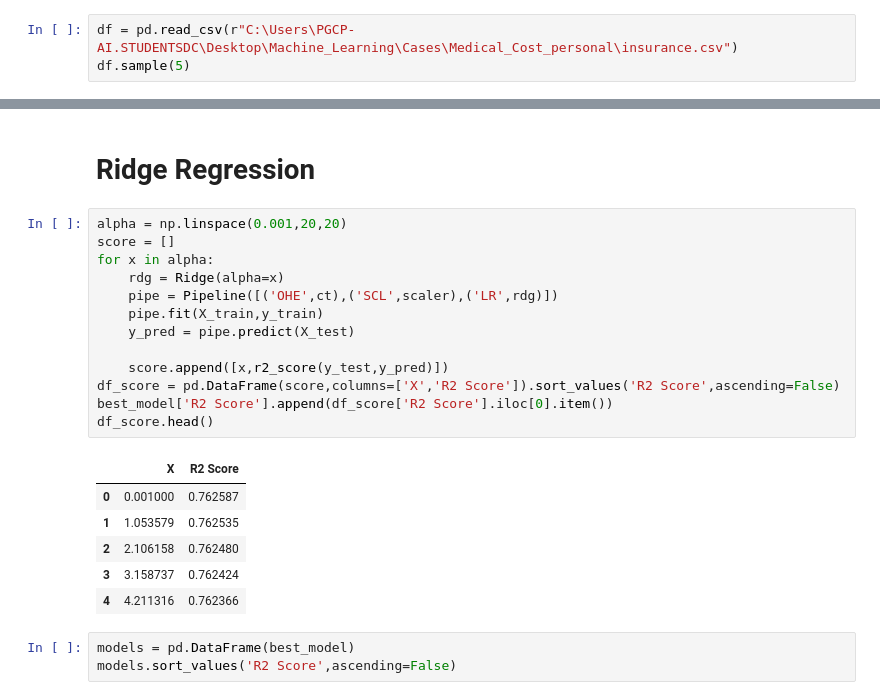
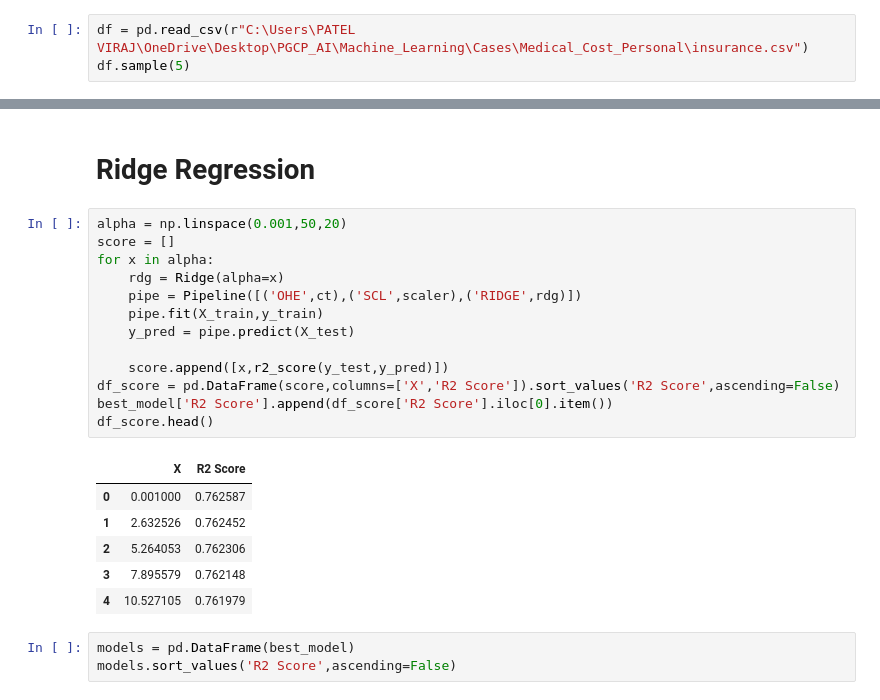
Before and after one commit to PGCP-AI3151/Machine_Learning, a Jupyter notebook: Assignment/8031_Assignment_01.ipynb, the cells around one changed output, grey strips where cells are left out. Saved outputs shown, nothing was run; the diff lists cells and outputs as text.

```diff
--- a/Assignment/8031_Assignment_01.ipynb
+++ b/Assignment/8031_Assignment_01.ipynb
@@ -15,7 +18,7 @@ from sklearn.metrics import r2_score
 # %% [markdown]
 ## Linear Regression
 # %%
-df = pd.read_csv(r"C:\Users\PGCP-AI.STUDENTSDC\Desktop\Machine_Learning\Cases\Medical_Cost_personal\insurance.csv")
+df = pd.read_csv(r"C:\Users\PATEL VIRAJ\OneDrive\Desktop\PGCP_AI\Machine_Learning\Cases\Medical_Cost_Personal\insurance.csv")
 df.sample(5)
 # %% [output]
 |  | age | sex | bmi | children | smoker | region | charges |
@@ -71,25 +74,25 @@ R2 Score -> 0.7625873682287876
 # %% [markdown]
 # Ridge Regression
 # %%
-alpha = np.linspace(0.001,20,20)
+alpha = np.linspace(0.001,50,20)
 score = []
 for x in alpha:
     rdg = Ridge(alpha=x)
-    pipe = Pipeline([('OHE',ct),('SCL',scaler),('LR',rdg)])
+    pipe = Pipeline([('OHE',ct),('SCL',scaler),('RIDGE',rdg)])
     pipe.fit(X_train,y_train)
     y_pred = pipe.predict(X_test)
 
     score.append([x,r2_score(y_test,y_pred)])
 df_score = pd.DataFrame(score,columns=['X','R2 Score']).sort_values('R2 Score',ascending=False)
 best_model['R2 Score'].append(df_score['R2 Score'].iloc[0].item())
 df_score.head()
 # %% [output]
 |  | X | R2 Score |
 | 0 | 0.001000 | 0.762587 |
-| 1 | 1.053579 | 0.762535 |
-| 2 | 2.106158 | 0.762480 |
-| 3 | 3.158737 | 0.762424 |
-| 4 | 4.211316 | 0.762366 |
+| 1 | 2.632526 | 0.762452 |
+| 2 | 5.264053 | 0.762306 |
+| 3 | 7.895579 | 0.762148 |
+| 4 | 10.527105 | 0.761979 |
 # %%
 models = pd.DataFrame(best_model)
 models.sort_values('R2 Score',ascending=False)
```
Also changed, not shown: parts of 4 cells of this notebook, 1 other file.
